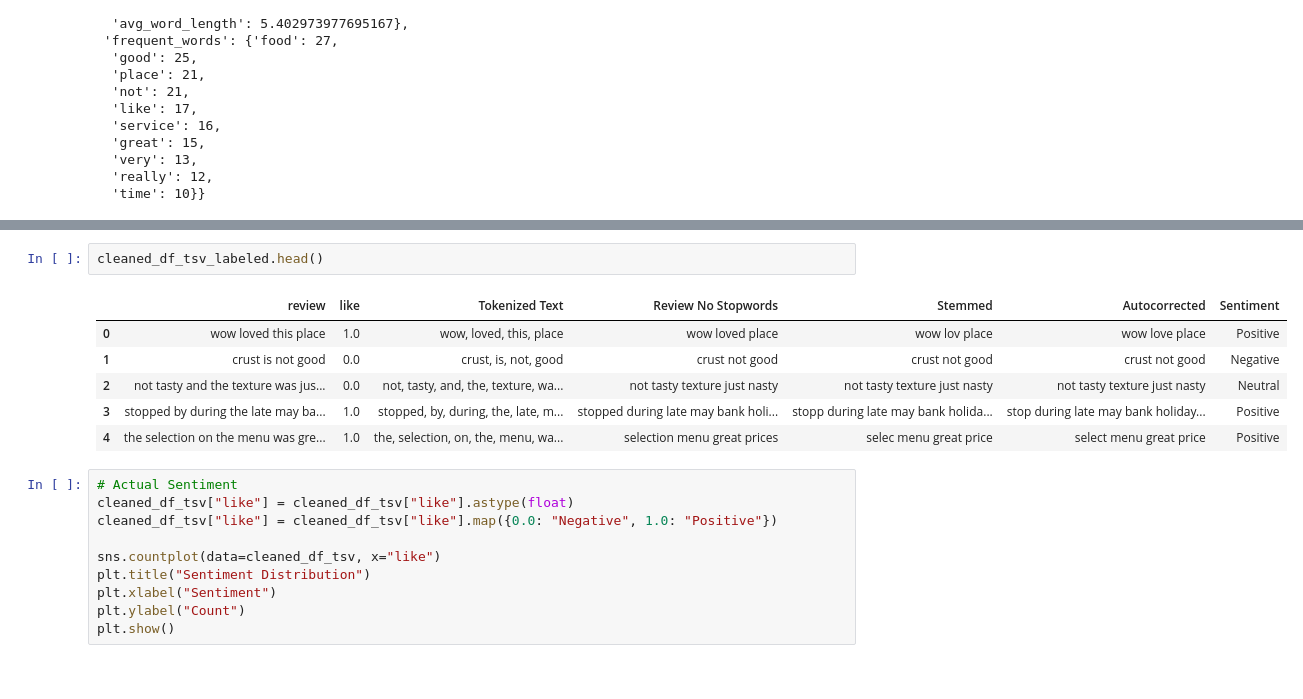
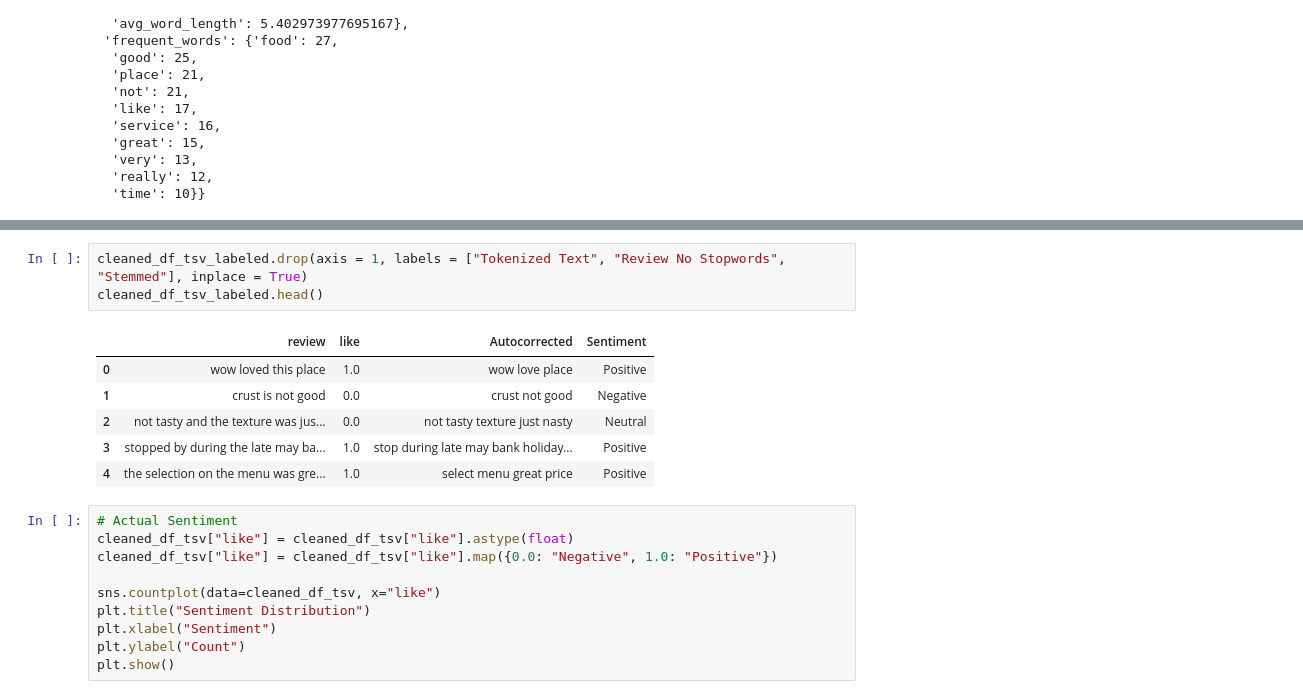
Before and after one commit to Thomas-Kulch/text_data_toolkit, a Jupyter notebook: eda/EDA Restaurant Reviews.ipynb, the cells around one changed output, grey strips where cells are left out. Saved outputs shown, nothing was run; the diff lists cells and outputs as text.

```diff
--- a/eda/EDA Restaurant Reviews.ipynb
+++ b/eda/EDA Restaurant Reviews.ipynb
@@ -230,13 +229,14 @@ eda.plot_sentiment_distribution(cleaned_df_tsv_labeled, "Autocorrected")
 197 rows × 7 columns
 # %%
+cleaned_df_tsv_labeled.drop(axis = 1, labels = ["Tokenized Text", "Review No Stopwords", "Stemmed"], inplace = True)
 cleaned_df_tsv_labeled.head()
 # %% [output]
-|  | review | like | Tokenized Text | Review No Stopwords | Stemmed | Autocorrected | Sentiment |
-| 0 | wow loved this place | 1.0 | wow, loved, this, place | wow loved place | wow lov place | wow love place | Positive |
-| 1 | crust is not good | 0.0 | crust, is, not, good | crust not good | crust not good | crust not good | Negative |
-| 2 | not tasty and the texture was jus... | 0.0 | not, tasty, and, the, texture, wa... | not tasty texture just nasty | not tasty texture just nasty | not tasty texture just nasty | Neutral |
-| 3 | stopped by during the late may ba... | 1.0 | stopped, by, during, the, late, m... | stopped during late may bank holi... | stopp during late may bank holida... | stop during late may bank holiday... | Positive |
-| 4 | the selection on the menu was gre... | 1.0 | the, selection, on, the, menu, wa... | selection menu great prices | selec menu great price | select menu great price | Positive |
+|  | review | like | Autocorrected | Sentiment |
+| 0 | wow loved this place | 1.0 | wow love place | Positive |
+| 1 | crust is not good | 0.0 | crust not good | Negative |
+| 2 | not tasty and the texture was jus... | 0.0 | not tasty texture just nasty | Neutral |
+| 3 | stopped by during the late may ba... | 1.0 | stop during late may bank holiday... | Positive |
+| 4 | the selection on the menu was gre... | 1.0 | select menu great price | Positive |
 # %%
 # Actual Sentiment
 cleaned_df_tsv["like"] = cleaned_df_tsv["like"].astype(float)
```
Also changed, not shown: parts of 6 cells of this notebook, 1 other file.
